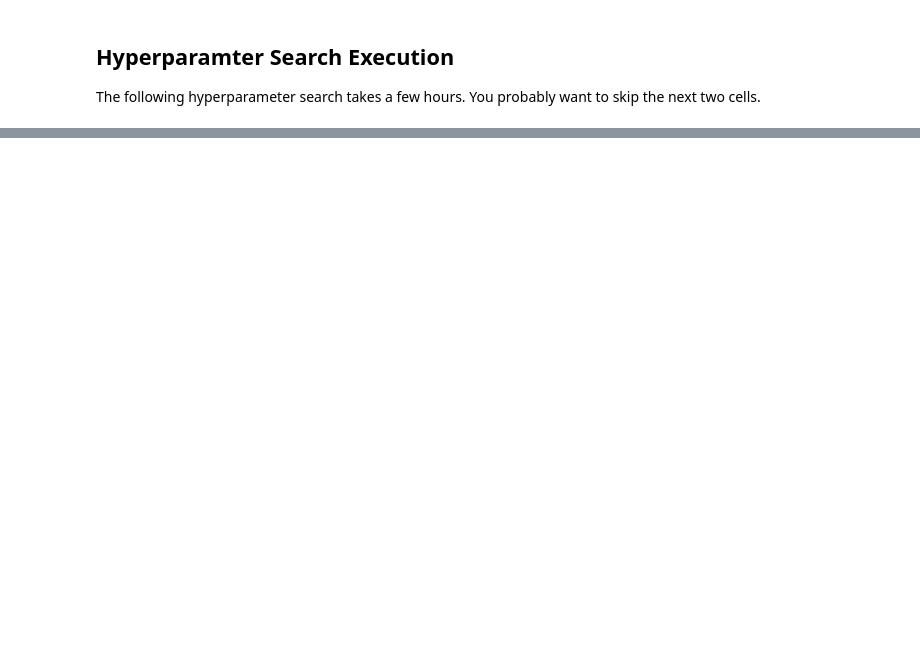
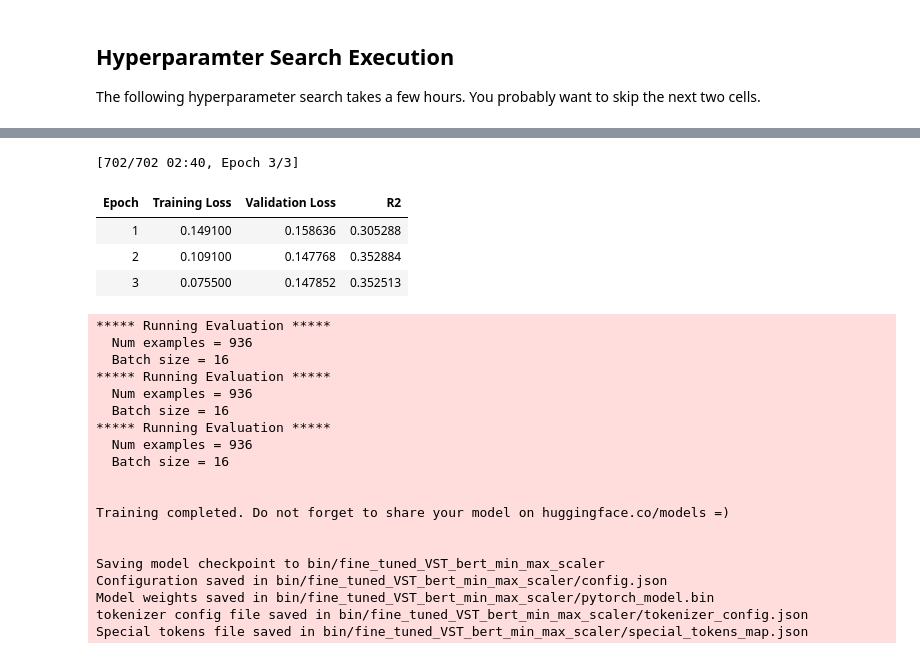
Before and after one commit to langdonholmes/lexical_analysis, a Jupyter notebook: ICNALE_lexical_finetune_bert.ipynb, the cells around one changed output, grey strips where cells are left out. Cells and saved outputs as stored; diff of their text form; code cells hidden in the pictures; blank space fills up the shorter version.

```diff
--- a/ICNALE_lexical_finetune_bert.ipynb
+++ b/ICNALE_lexical_finetune_bert.ipynb
@@ -128,42 +101,27 @@ datadict = DatasetDict({
 ## Hyperparameter Search Configuration
 We follow Devlin et al.'s recommendations quite closely here. After some experimentation with freezing layers and other approaches, we found that the original BERT paper made appropriate suggestions for this dataset and task.
 # %%
-batch_size = 16 # apriori selected due to GPU memory limitations.
-freeze = False # If true, do not back propogate to some of BERT's layers
-freeze_to = 8 # The last layer to freeze
+BATCH_SIZE = 16 # apriori selected due to GPU memory limitations.
 
 def model_init():
-  '''
-  initialize model with a pooling layer and linear layer
-  when num_labels = 1, does regression (> 1 is classification)
-  optionally freezes some of BERT's layers with regex matching
-  '''
-
-  model = BertForSequenceClassification.from_pretrained(_model,
-                                                        num_labels=1)
-  if freeze:
-    pattern = re.compile(f'bert.(embeddings|encoder.layer.[0-{freeze_to}]\.)')
-    for name, param in model.named_parameters():
-      if pattern.match(name):
-        param.requires_grad = False
-
-  return model
+    return BertForSequenceClassification.from_pretrained(MODEL_NAME,
+                                                         num_labels=1)
 
 def compute_metrics(pred):
     return {'r2': r2_score(pred.label_ids, pred.predictions)}
 
 args = TrainingArguments(
-    output_dir='/content/drive/MyDrive/data/icnale_bert_lexical/temp',
+    output_dir='bin',
     evaluation_strategy='epoch',
-    learning_rate=5e-05, # Finetuned
+    learning_rate=3e-05, # Finetuned
     weight_decay=0.01, # Devlin et al. suggested
-    num_train_epochs=2, # Finetuned
+    num_train_epochs=3, # Finetuned
     seed=1, # apriori
     logging_strategy='epoch',
     save_strategy='no',
     fp16=True,
-    per_device_train_batch_size=batch_size,
-    per_device_eval_batch_size=batch_size,
+    per_device_train_batch_size=BATCH_SIZE,
+    per_device_eval_batch_size=BATCH_SIZE,
     load_best_model_at_end=False,
 )
 
@@ -171,8 +129,8 @@ trainer = Trainer(
     model_init=model_init,
     args=args,
     train_dataset=datadict['train'],
-    eval_dataset=datadict['test'],
-    tokenizer=tokenizer,
+    eval_dataset=datadict['valid'],
+    tokenizer=TOKENIZER,
     compute_metrics=compute_metrics,
 )
 # %% [output]
@@ -258,0 +306,8 @@ trainer.save_model('/content/drive/MyDrive/data/icnale_bert_lexical/fine_tuned_V
+# %%
+# Choose best hyperparameters, train model
+setattr(trainer.args,  "learning_rate", 3e-5)
+setattr(trainer.args,  "num_train_epochs", 3)
+
+trainer.train()
+trainer.save_model('bin/fine_tuned_VST_bert_min_max_scaler')
+# %% [output]
@@ -259 +331,25 @@ trainer.save_model('/content/drive/MyDrive/data/icnale_bert_lexical/fine_tuned_V
+[702/702 02:40, Epoch 3/3]
+| Epoch | Training Loss | Validation Loss | R2 |
+| 1 | 0.149100 | 0.158636 | 0.305288 |
+| 2 | 0.109100 | 0.147768 | 0.352884 |
+| 3 | 0.075500 | 0.147852 | 0.352513 |
+***** Running Evaluation *****
+  Num examples = 936
+  Batch size = 16
+***** Running Evaluation *****
+  Num examples = 936
+  Batch size = 16
+***** Running Evaluation *****
+  Num examples = 936
+  Batch size = 16
+
+
+Training completed. Do not forget to share your model on huggingface.co/models =)
+
+
+Saving model checkpoint to bin/fine_tuned_VST_bert_min_max_scaler
+Configuration saved in bin/fine_tuned_VST_bert_min_max_scaler/config.json
+Model weights saved in bin/fine_tuned_VST_bert_min_max_scaler/pytorch_model.bin
+tokenizer config file saved in bin/fine_tuned_VST_bert_min_max_scaler/tokenizer_config.json
+Special tokens file saved in bin/fine_tuned_VST_bert_min_max_scaler/special_tokens_map.json
 # %% [markdown]
```
Also changed, not shown: parts of 19 cells of this notebook, 3 other files.
